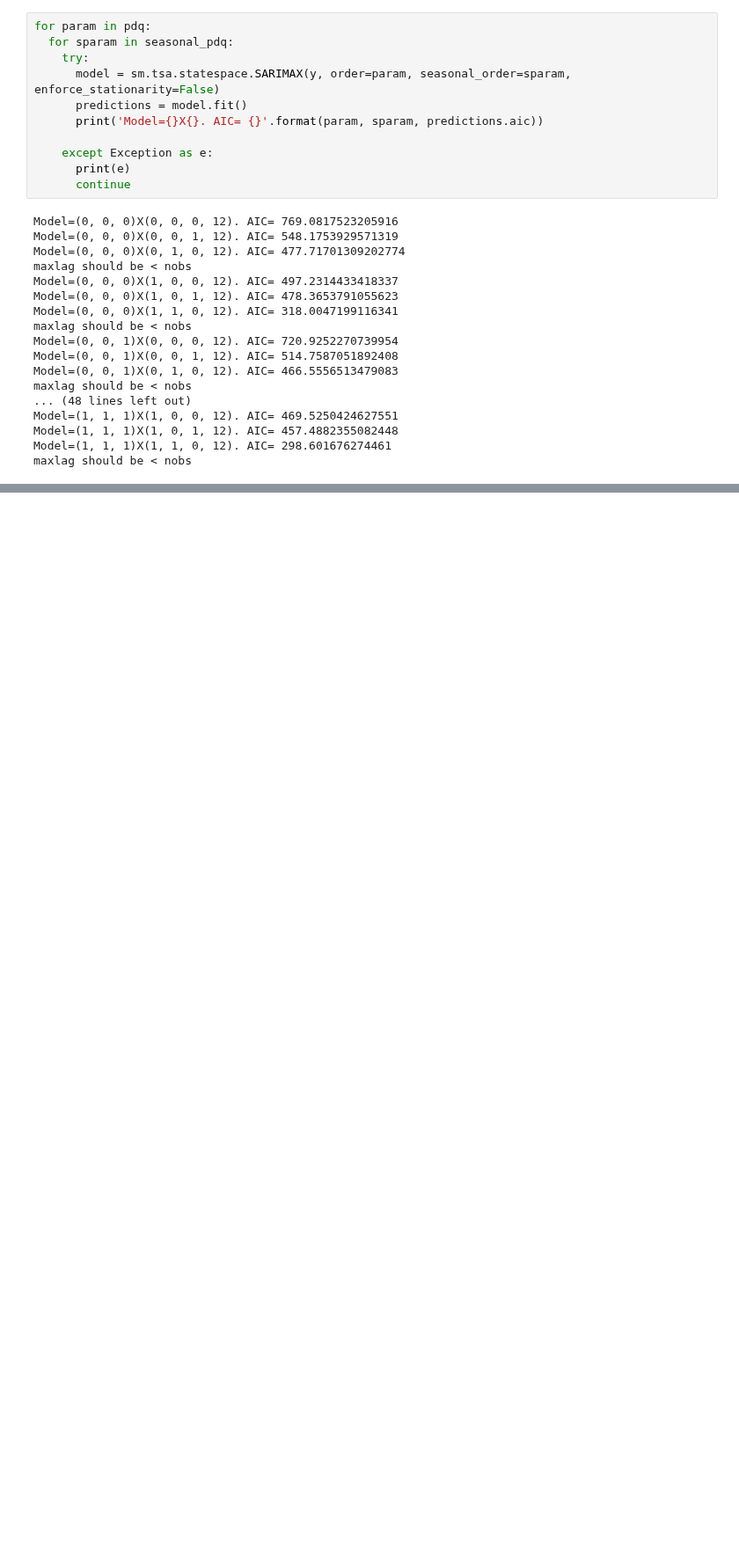
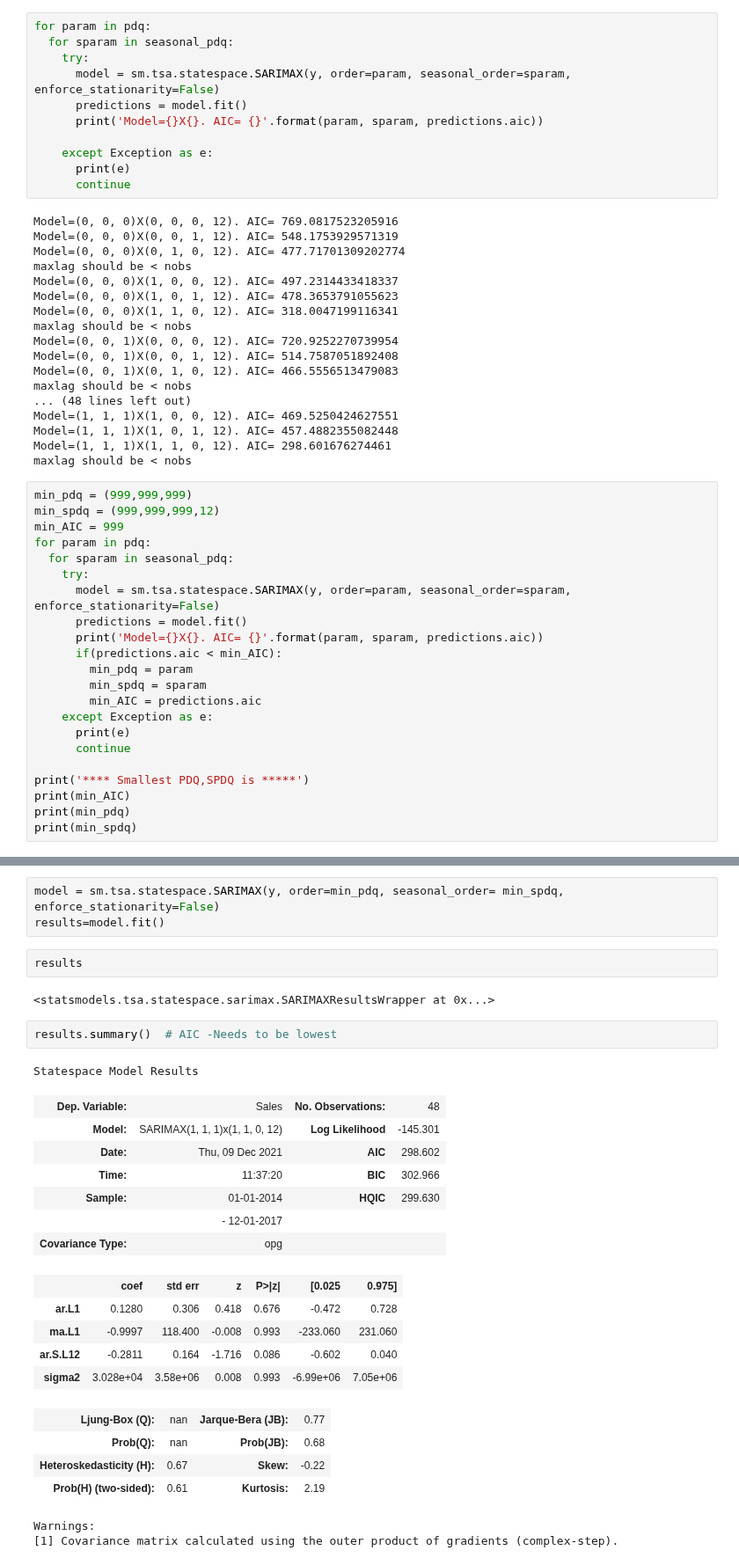
Before and after one commit to lellabhaskar/DataScience, a Jupyter notebook: 4p_TimeSeriesAnalysis.ipynb, the cells around one changed output, grey strips where cells are left out. Shown at 88% size. Cells and saved outputs as stored; diff of their text form; blank space fills up the shorter version.

```diff
--- a/4p_TimeSeriesAnalysis.ipynb
+++ b/4p_TimeSeriesAnalysis.ipynb
@@ -456,3 +456,25 @@ Model=(1, 1, 1)X(1, 0, 0, 12). AIC= 469.5250424627551
 Model=(1, 1, 1)X(1, 0, 1, 12). AIC= 457.4882355082448
 Model=(1, 1, 1)X(1, 1, 0, 12). AIC= 298.601676274461
 maxlag should be < nobs
+# %%
+min_pdq = (999,999,999)
+min_spdq = (999,999,999,12)
+min_AIC = 999
+for param in pdq:
+  for sparam in seasonal_pdq:
+    try:
+      model = sm.tsa.statespace.SARIMAX(y, order=param, seasonal_order=sparam, enforce_stationarity=False)
+      predictions = model.fit()
+      print('Model={}X{}. AIC= {}'.format(param, sparam, predictions.aic))
+      if(predictions.aic < min_AIC):
+        min_pdq = param
+        min_spdq = sparam
+        min_AIC = predictions.aic
+    except Exception as e:
+      print(e)
+      continue
+
+print('**** Smallest PDQ,SPDQ is *****')
+print(min_AIC)
+print(min_pdq)
+print(min_spdq)
@@ -458,0 +499,29 @@ maxlag should be < nobs
+# %%
+model = sm.tsa.statespace.SARIMAX(y, order=min_pdq, seasonal_order= min_spdq, enforce_stationarity=False)
+results=model.fit()
+# %%
+results
+# %% [output]
+<statsmodels.tsa.statespace.sarimax.SARIMAXResultsWrapper at 0x...>
+# %%
+results.summary()  # AIC -Needs to be lowest
+# %% [output]
+Statespace Model Results
+| Dep. Variable: | Sales | No. Observations: | 48 |
+| Model: | SARIMAX(1, 1, 1)x(1, 1, 0, 12) | Log Likelihood | -145.301 |
+| Date: | Thu, 09 Dec 2021 | AIC | 298.602 |
+| Time: | 11:37:20 | BIC | 302.966 |
+| Sample: | 01-01-2014 | HQIC | 299.630 |
+|  | - 12-01-2017 |  |  |
+| Covariance Type: | opg |  |  |
+|  | coef | std err | z | P>|z| | [0.025 | 0.975] |
+| ar.L1 | 0.1280 | 0.306 | 0.418 | 0.676 | -0.472 | 0.728 |
+| ma.L1 | -0.9997 | 118.400 | -0.008 | 0.993 | -233.060 | 231.060 |
+| ar.S.L12 | -0.2811 | 0.164 | -1.716 | 0.086 | -0.602 | 0.040 |
+| sigma2 | 3.028e+04 | 3.58e+06 | 0.008 | 0.993 | -6.99e+06 | 7.05e+06 |
+| Ljung-Box (Q): | nan | Jarque-Bera (JB): | 0.77 |
+| Prob(Q): | nan | Prob(JB): | 0.68 |
+| Heteroskedasticity (H): | 0.67 | Skew: | -0.22 |
+| Prob(H) (two-sided): | 0.61 | Kurtosis: | 2.19 |
+Warnings:
+[1] Covariance matrix calculated using the outer product of gradients (complex-step).
```
Also changed, not shown: parts of 2 cells of this notebook.
